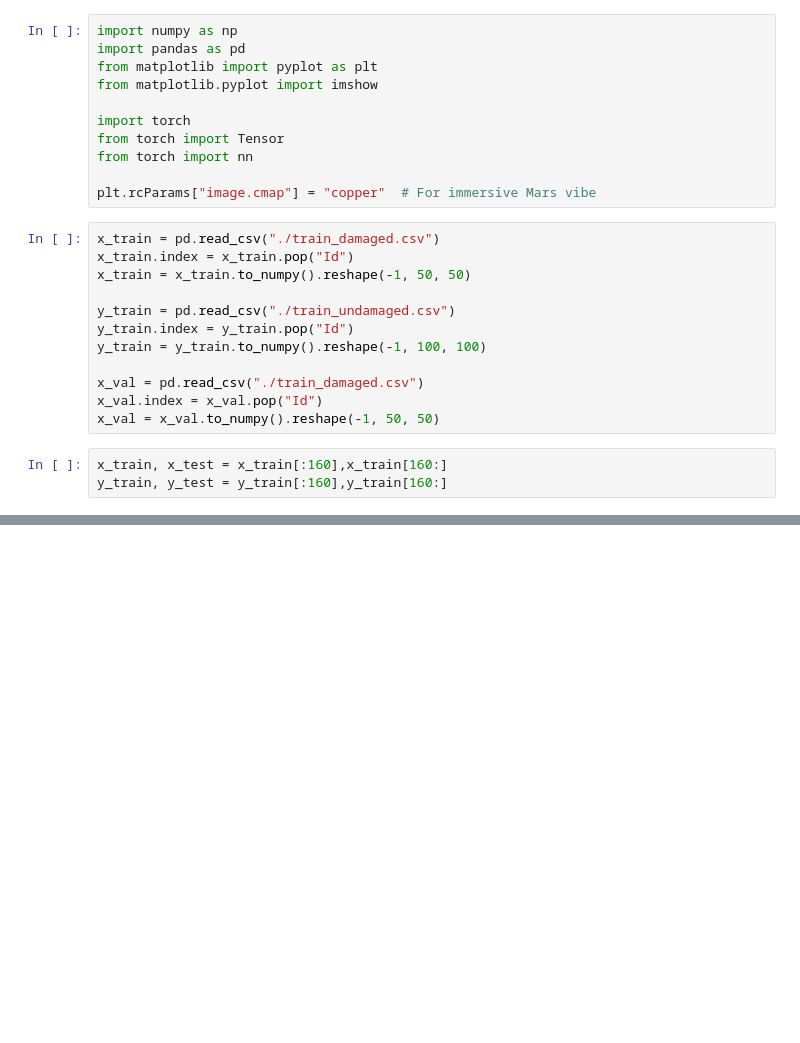
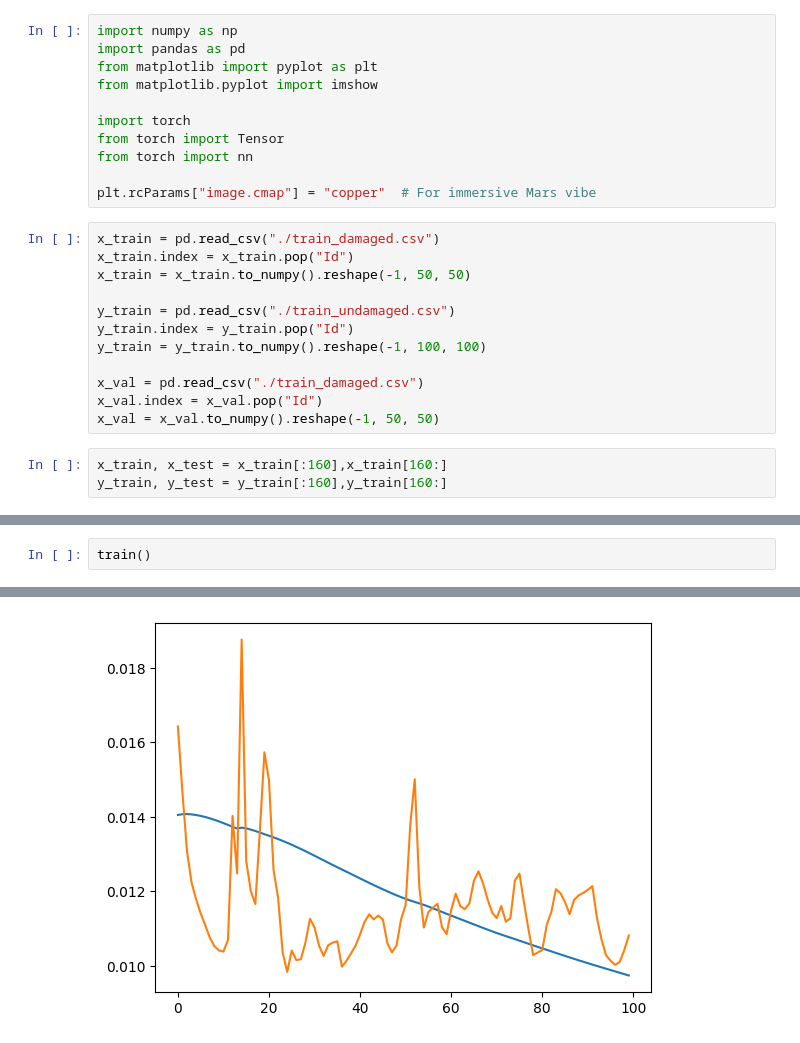
Before and after one commit to DKormann/blissathon, a Jupyter notebook: how-to-load-and-submit.ipynb, the cells around one changed output, grey strips where cells are left out. Drawn from its saved outputs; the diff is of its cells as text; blank space fills up the shorter version.

```diff
--- a/how-to-load-and-submit.ipynb
+++ b/how-to-load-and-submit.ipynb
@@ -136,0 +154,3 @@ plt.plot(np.array(loss_hist))
+# %%
+train()
+# %% [output]
@@ -136,0 +174 @@ plt.plot(np.array(loss_hist))
+[figure, added]
```
Also changed, not shown: parts of 7 cells of this notebook, 1 other file.
